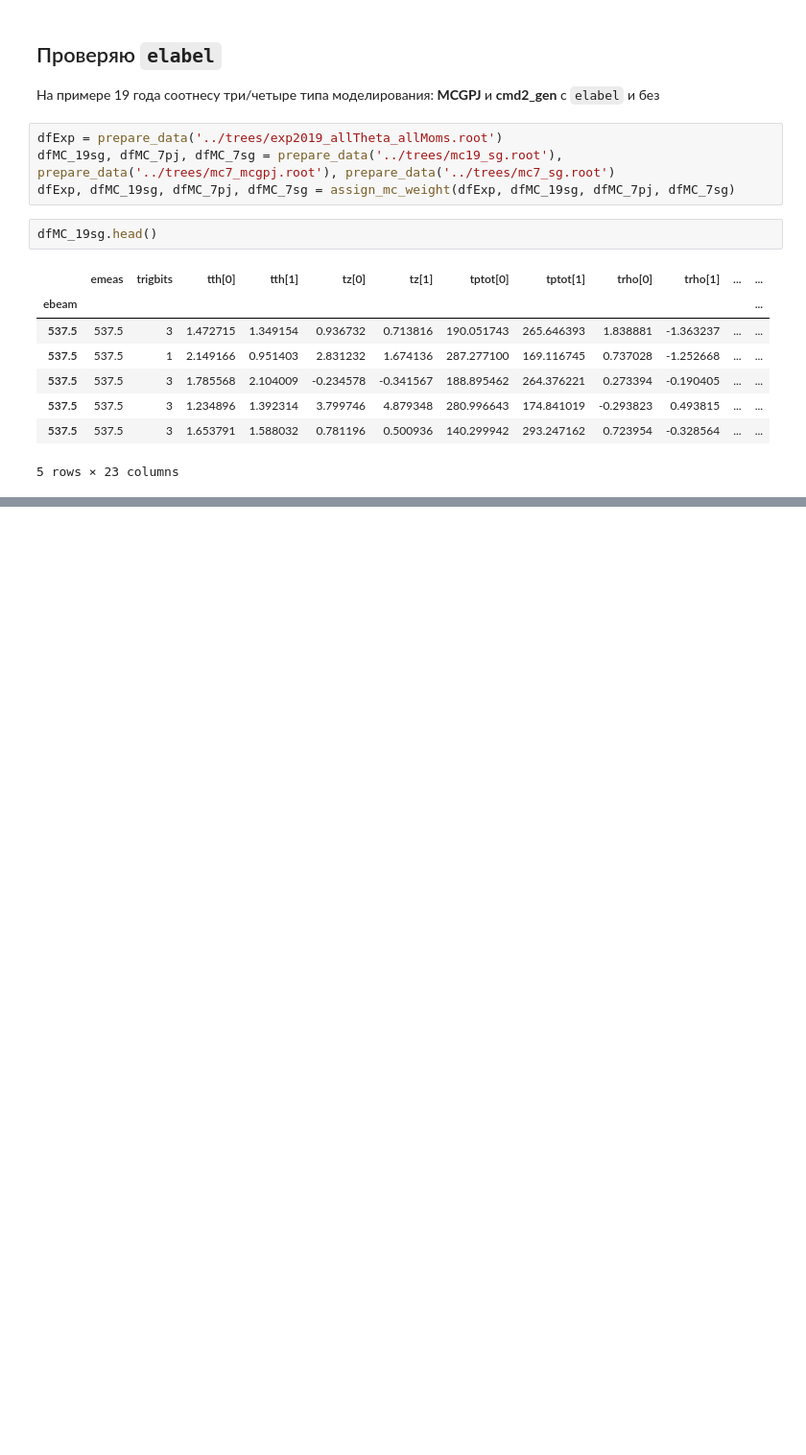
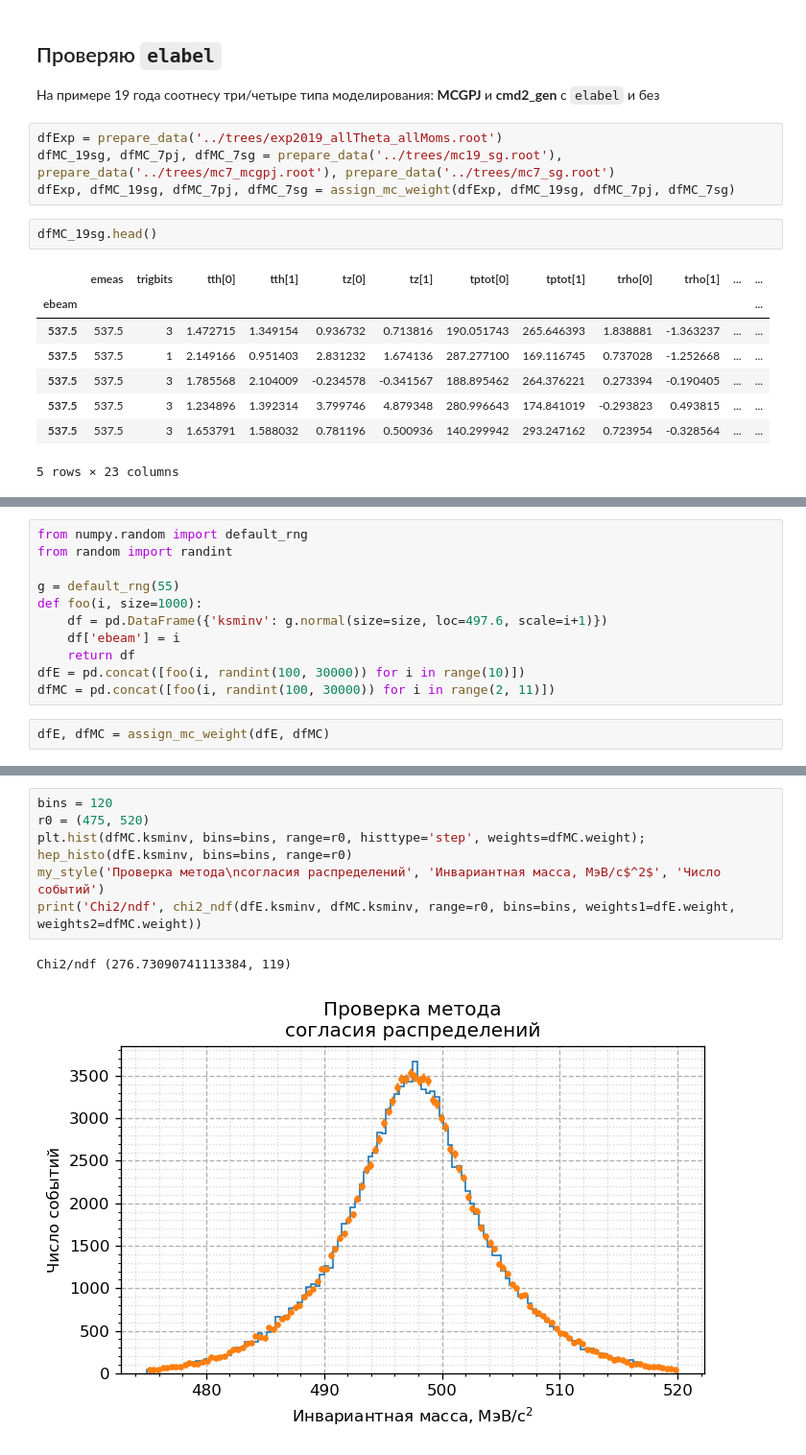
Before and after one commit to nikita-p/kskl20, a Jupyter notebook: notebooks/01. AnglesNote.ipynb, the cells around one changed output, grey strips where cells are left out. Shown at 96% size. Cells and saved outputs as stored; diff of their text form; blank space fills up the shorter version.

```diff
--- a/notebooks/01. AnglesNote.ipynb
+++ b/notebooks/01. AnglesNote.ipynb
@@ -279,0 +286,13 @@ my_style('Распределение по отклонению импульса\
+# %%
+from numpy.random import default_rng
+from random import randint
+
+g = default_rng(55)
+def foo(i, size=1000):
+    df = pd.DataFrame({'ksminv': g.normal(size=size, loc=497.6, scale=i+1)})
+    df['ebeam'] = i
+    return df
+dfE = pd.concat([foo(i, randint(100, 30000)) for i in range(10)])
+dfMC = pd.concat([foo(i, randint(100, 30000)) for i in range(2, 11)])
+# %%
+dfE, dfMC = assign_mc_weight(dfE, dfMC)
@@ -279,0 +309,10 @@ my_style('Распределение по отклонению импульса\
+# %%
+bins = 120
+r0 = (475, 520)
+plt.hist(dfMC.ksminv, bins=bins, range=r0, histtype='step', weights=dfMC.weight);
+hep_histo(dfE.ksminv, bins=bins, range=r0)
+my_style('Проверка метода\nсогласия распределений', 'Инвариантная масса, МэВ/c$^2$', 'Число событий')
+print('Chi2/ndf', chi2_ndf(dfE.ksminv, dfMC.ksminv, range=r0, bins=bins, weights1=dfE.weight, weights2=dfMC.weight))
+# %% [output]
+Chi2/ndf (276.73090741113384, 119)
+[figure, added]
```
Also changed, not shown: parts of 16 cells of this notebook, 3 other files.
